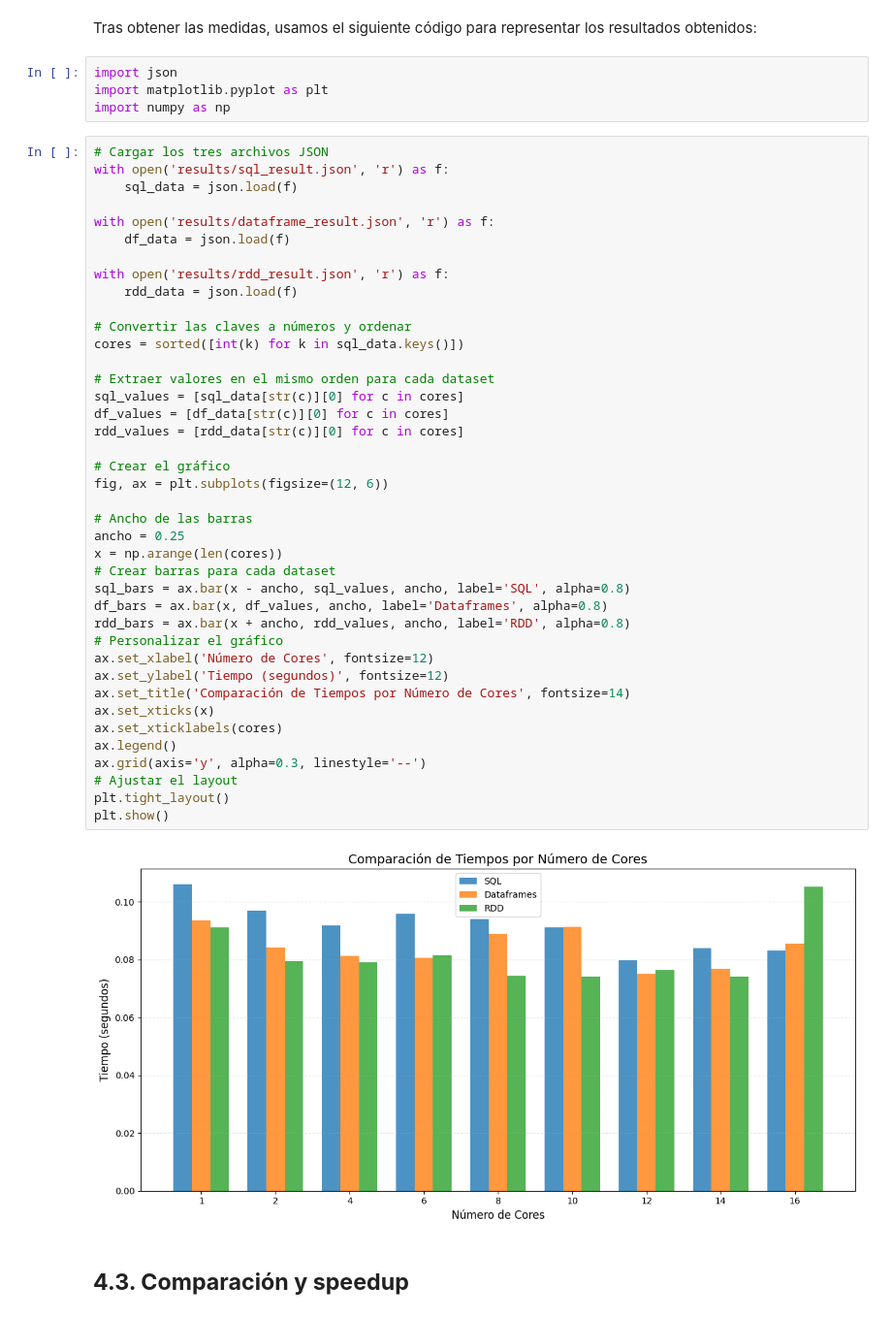
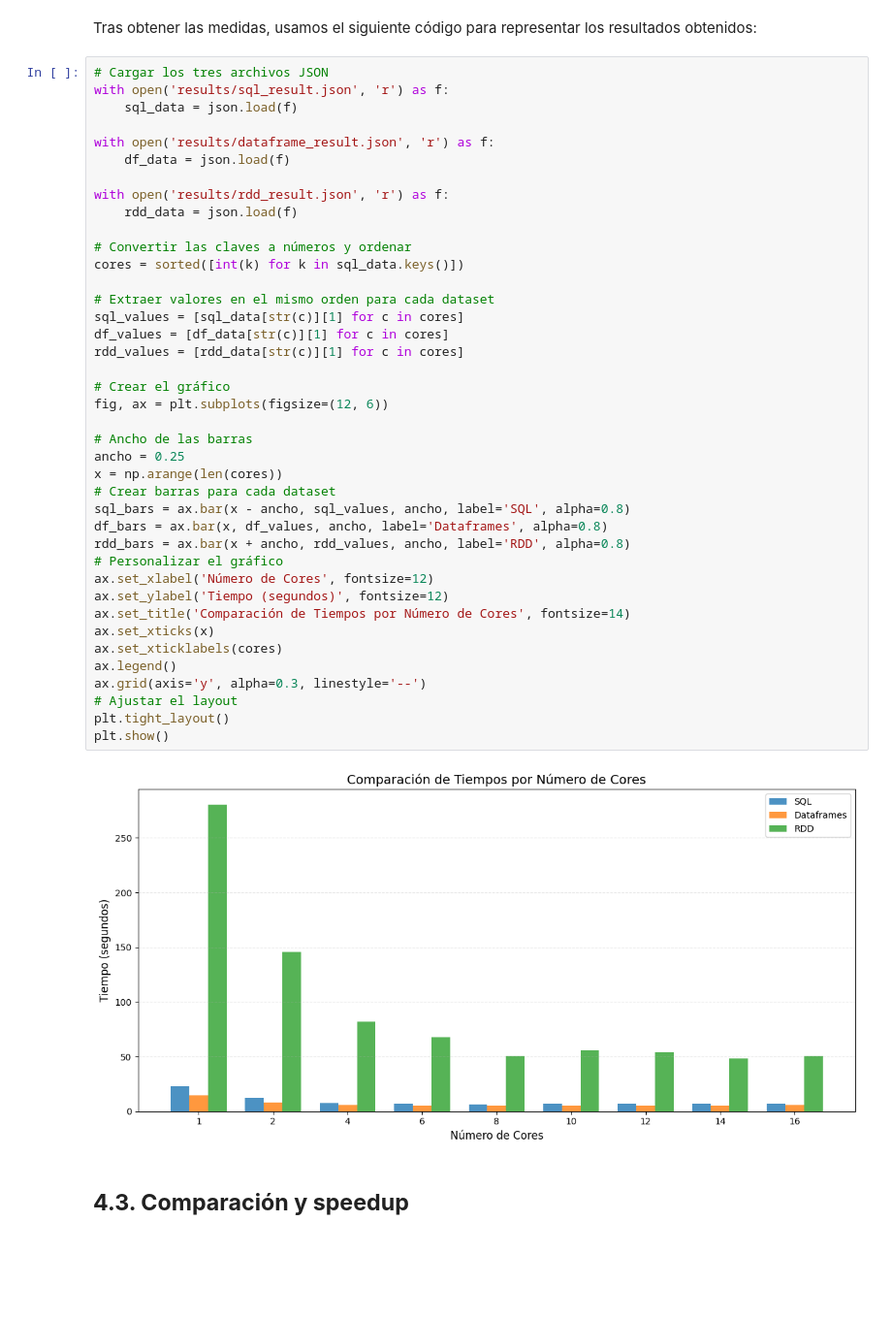
Before and after one commit to Astrak00/HPC-Lab01, a Jupyter notebook: main.ipynb, the cells around one changed output. Shown: that part at 97% size. Drawn from its saved outputs; the diff is of its cells as text; blank space fills up the shorter version.

```diff
--- a/main.ipynb
+++ b/main.ipynb
@@ -836,10 +838,6 @@ for activity in activities:
 only showing top 20 rows
 # %% [markdown]
 Tras obtener las medidas, usamos el siguiente código para representar los resultados obtenidos:
-# %%
-import json
-import matplotlib.pyplot as plt
-import numpy as np
 # %%
 # Cargar los tres archivos JSON
 with open('results/sql_result.json', 'r') as f:
@@ -851,37 +849,37 @@ with open('results/dataframe_result.json', 'r') as f:
 with open('results/rdd_result.json', 'r') as f:
     rdd_data = json.load(f)
 
 # Convertir las claves a números y ordenar
 cores = sorted([int(k) for k in sql_data.keys()])
 
 # Extraer valores en el mismo orden para cada dataset
-sql_values = [sql_data[str(c)][0] for c in cores]
-df_values = [df_data[str(c)][0] for c in cores]
-rdd_values = [rdd_data[str(c)][0] for c in cores]
+sql_values = [sql_data[str(c)][1] for c in cores]
+df_values = [df_data[str(c)][1] for c in cores]
+rdd_values = [rdd_data[str(c)][1] for c in cores]
 
 # Crear el gráfico
 fig, ax = plt.subplots(figsize=(12, 6))
 
 # Ancho de las barras
 ancho = 0.25
 x = np.arange(len(cores))
 # Crear barras para cada dataset
 sql_bars = ax.bar(x - ancho, sql_values, ancho, label='SQL', alpha=0.8)
 df_bars = ax.bar(x, df_values, ancho, label='Dataframes', alpha=0.8)
 rdd_bars = ax.bar(x + ancho, rdd_values, ancho, label='RDD', alpha=0.8)
 # Personalizar el gráfico
 ax.set_xlabel('Número de Cores', fontsize=12)
 ax.set_ylabel('Tiempo (segundos)', fontsize=12)
 ax.set_title('Comparación de Tiempos por Número de Cores', fontsize=14)
 ax.set_xticks(x)
 ax.set_xticklabels(cores)
 ax.legend()
 ax.grid(axis='y', alpha=0.3, linestyle='--')
 # Ajustar el layout
 plt.tight_layout()
 plt.show()
 # %% [output]
-[figure, old version]
+[figure, new version]
 # %% [markdown]
 ## **4.3. Comparación y speedup**
 # %% [markdown]
```
Also changed, not shown: parts of 6 cells of this notebook.
